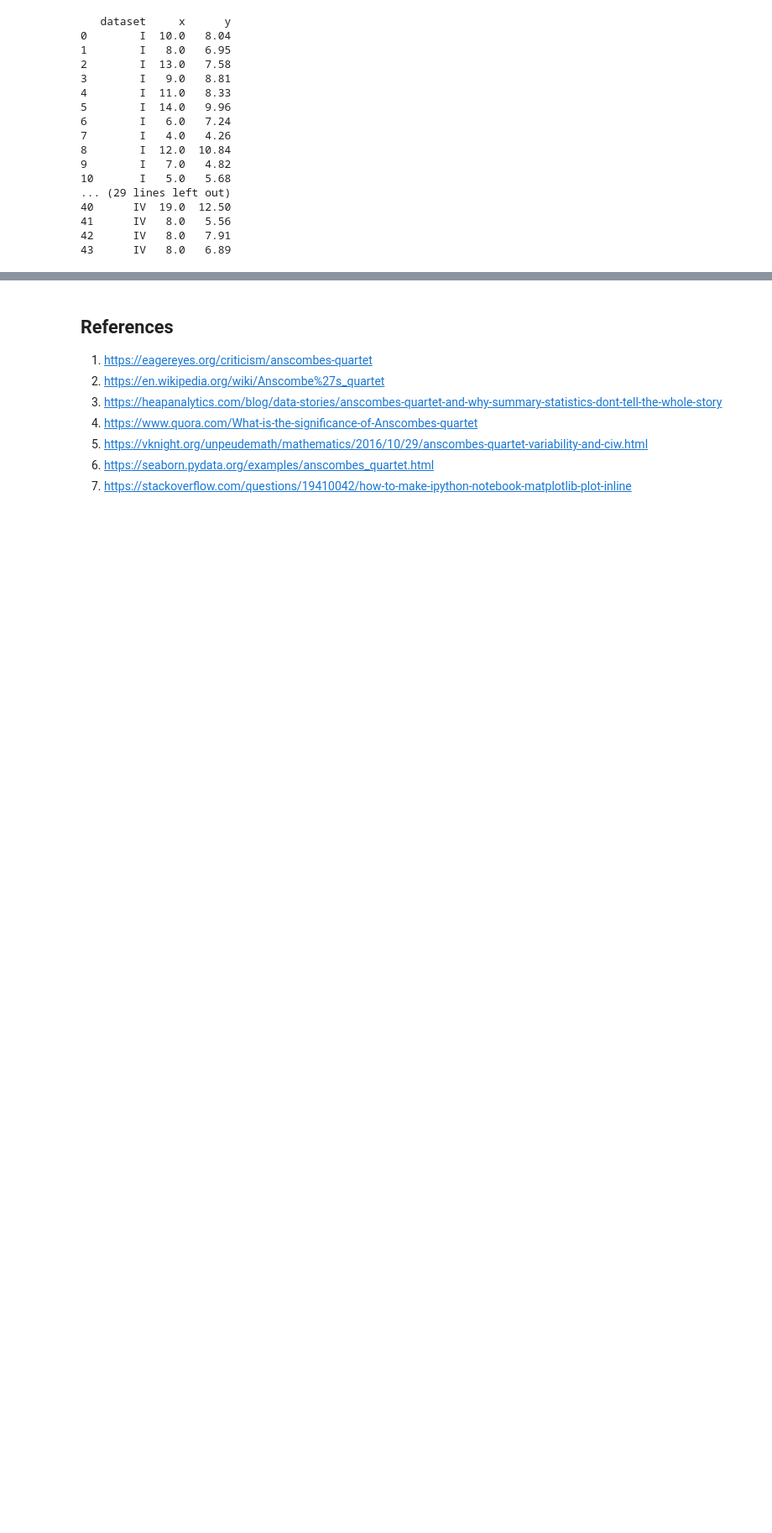
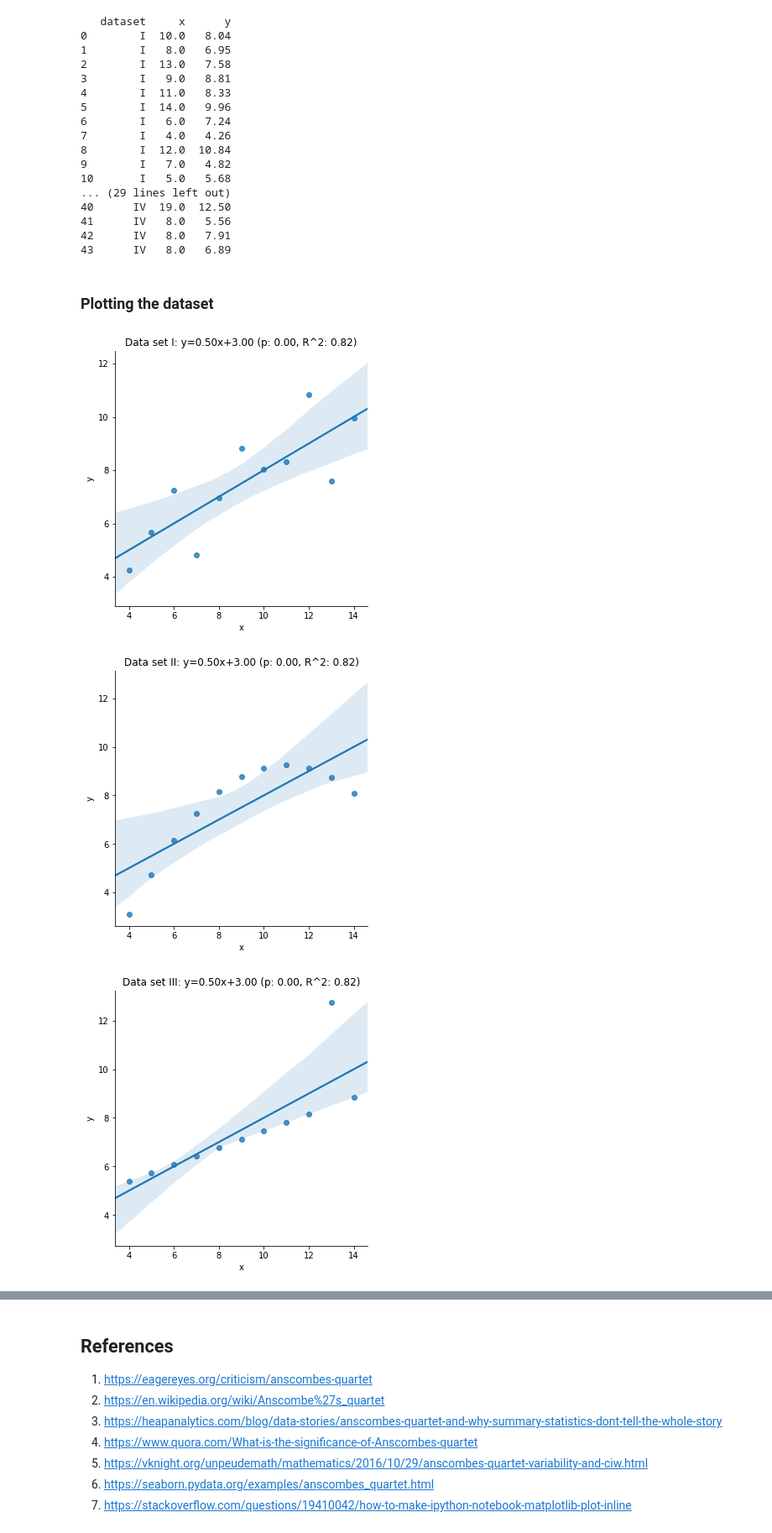
Before and after one commit to tullowhurler/Anscombe-s-Quartet, a Jupyter notebook: Anscombe's Quartet.ipynb, the cells around one changed output, grey strips where cells are left out. Shown at 84% size. Drawn from its saved outputs; the diff is of its cells as text; code cells hidden in the pictures; blank space fills up the shorter version.

Commit message:
Plot the dataset

```diff
--- a/Anscombe's Quartet.ipynb
+++ b/Anscombe's Quartet.ipynb
@@ -48,3 +50,31 @@ print (anscombe)
 41      IV   8.0   5.56
 42      IV   8.0   7.91
 43      IV   8.0   6.89
+# %% [markdown]
+### Plotting the dataset
+# %%
+# Packages I will import to use
+import pandas as pd  # Data manipulation
+import matplotlib.pyplot as plt  # Plots
+import seaborn as sns  # Powerful plots
+from scipy import stats  # Linear regression
+import numpy as np  # Quick summary statistics
+
+# Special command to print in the notebook
+%matplotlib inline
+
+#Rename the anscombe file
+anscombe = sns.load_dataset("anscombe")
+
+# To plot the dataset I will use the following code
+for data_set in anscombe.dataset.unique(): # Unique observations in dataset array
+ df = anscombe.query("dataset == '{}'".format(data_set)) # Divides up the dataset
+ slope, intercept, r_val, p_val, slope_std_error = stats.linregress(x=df.x, y=df.y) # Format the plot lines
+ sns.lmplot(x="x", y="y", data=df); #seaborn command to plot the graph
+ plt.title("Data set {}: y={:.2f}x+{:.2f} (p: {:.2f}, R^2: {:.2f})".format(data_set, slope, intercept, p_val, r_val)) # prints off the plots
+
+# https://vknight.org/unpeudemath/mathematics/2016/10/29/anscombes-quartet-variability-and-ciw.html
+# %% [output]
+[figure, added]
+[figure, added]
+[figure, added]
```
Also changed, not shown: parts of 3 cells of this notebook.
